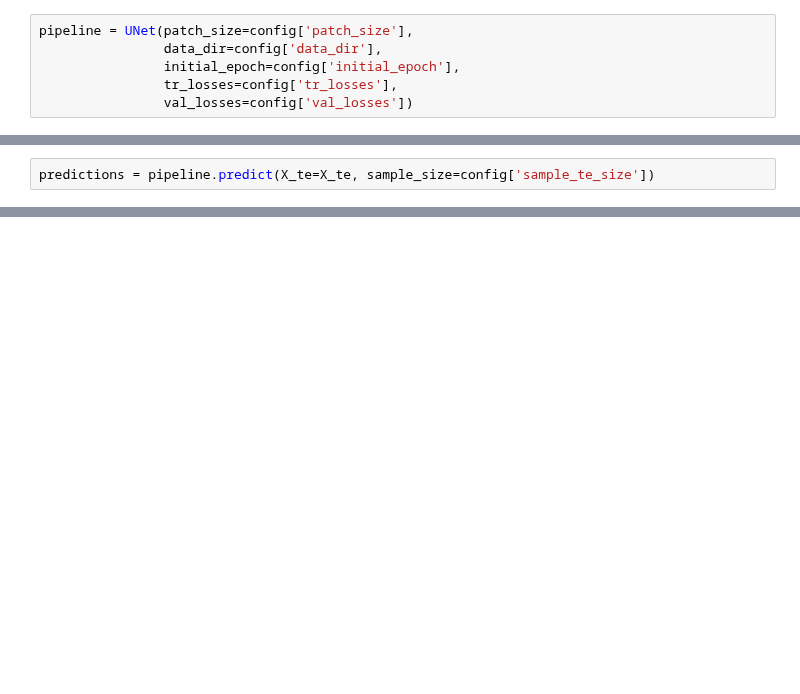
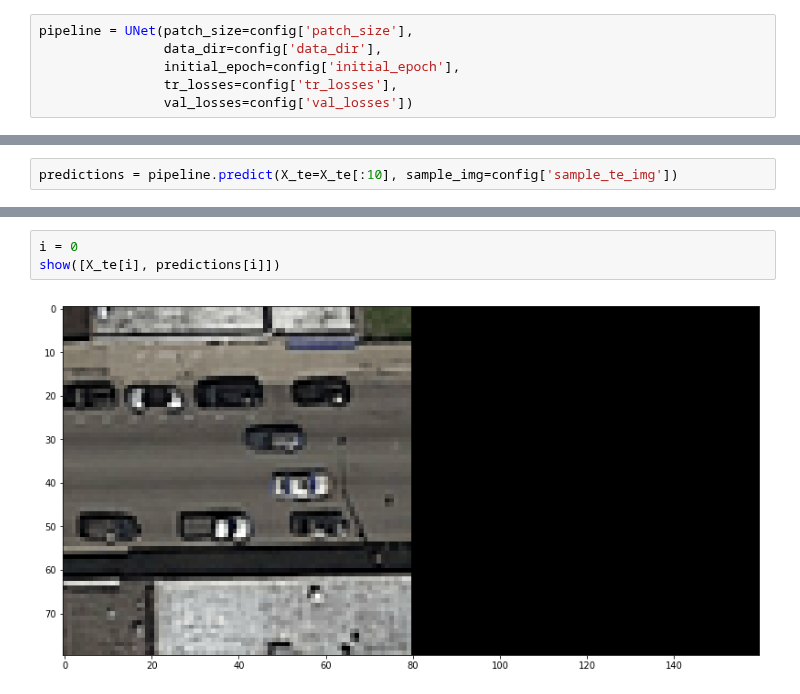
Before and after one commit to gregunz/MachineLearning2017, a Jupyter notebook: project02/src/pipeline_gregunz.ipynb, the cells around one changed output, grey strips where cells are left out. Cells and saved outputs as stored; diff of their text form; blank space fills up the shorter version.

```diff
--- a/project02/src/pipeline_gregunz.ipynb
+++ b/project02/src/pipeline_gregunz.ipynb
@@ -64,3 +92,3 @@ pipeline.val_losses
 # %%
-predictions = pipeline.predict(X_te=X_te, sample_size=config['sample_te_size'])
+predictions = pipeline.predict(X_te=X_te[:10], sample_img=config['sample_te_img'])
 # %% [output]
@@ -68 +96,6 @@ ValueError: Error when checking : expected input_1 to have shape (None, 400, 400
+# %%
+i = 0
+show([X_te[i], predictions[i]])
+# %% [output]
+[figure, added]
 # %%
```
Also changed, not shown: parts of 13 cells of this notebook, 8 other files.
